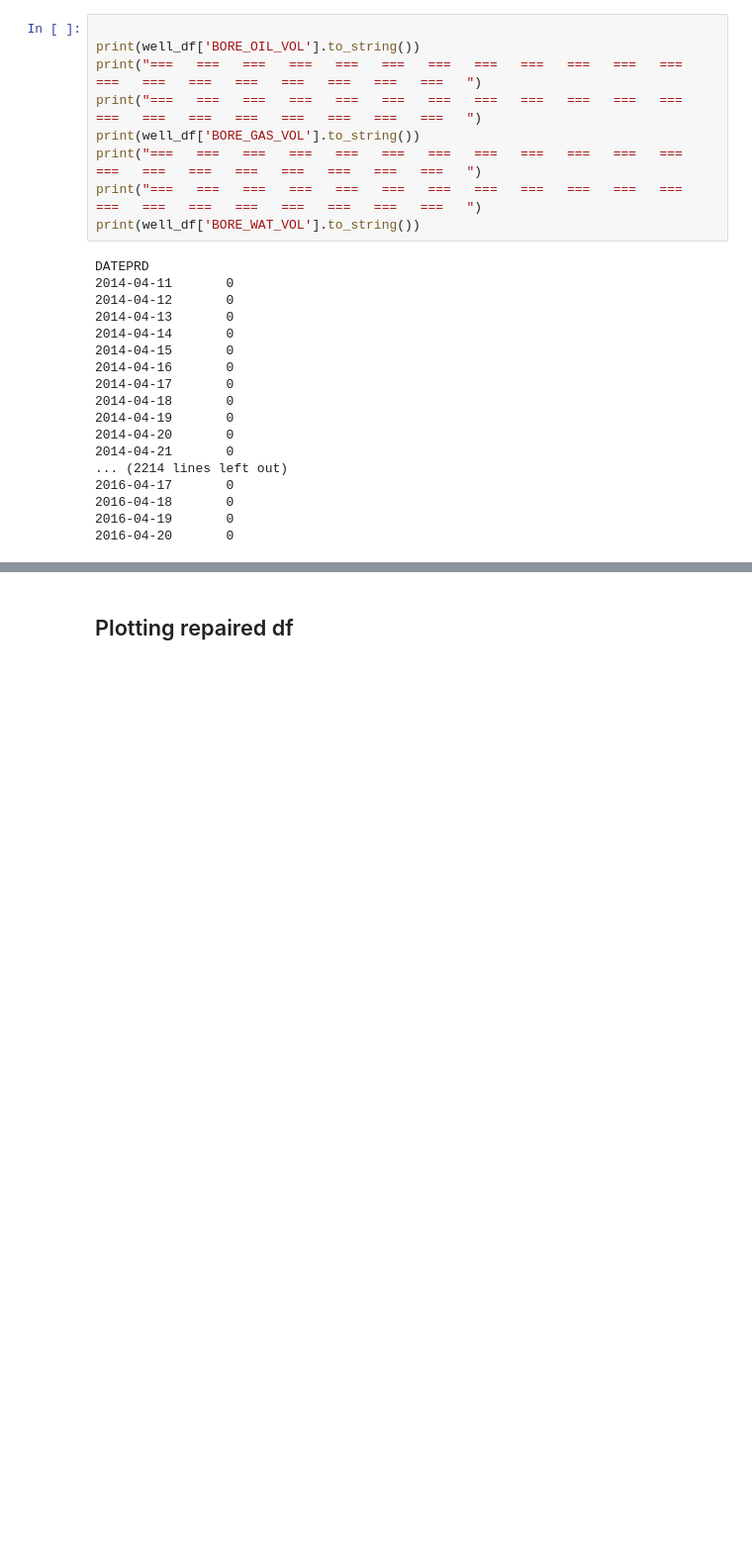
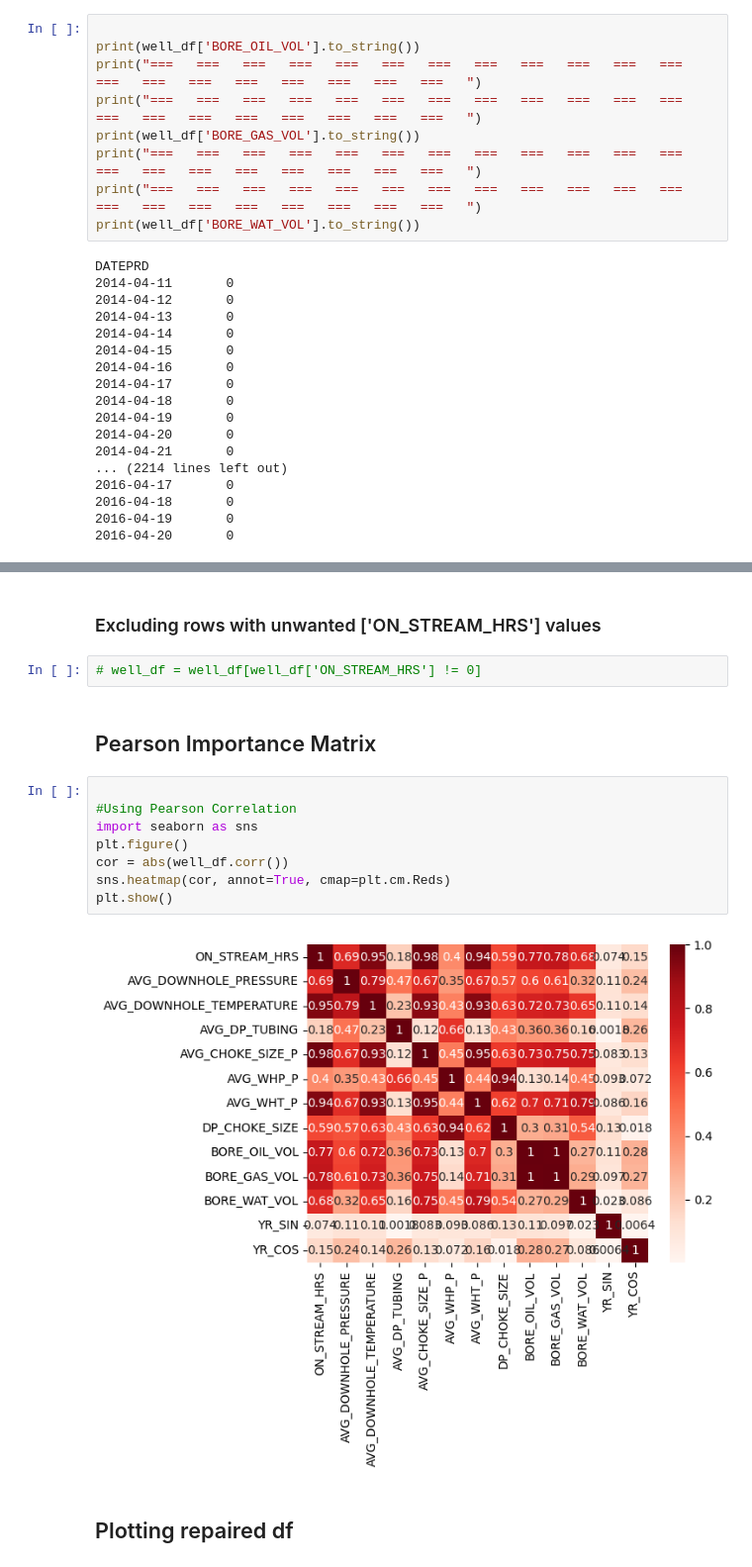
Before and after one commit to andre-av/MLaaS, a Jupyter notebook: project/project.ipynb, the cells around one changed output, grey strips where cells are left out. Shown at 99% size. Drawn from its saved outputs; the diff is of its cells as text; blank space fills up the shorter version.

```diff
--- a/project/project.ipynb
+++ b/project/project.ipynb
@@ -344,2 +374,18 @@ DATEPRD
+# %% [markdown]
+### Excluding rows with unwanted ['ON_STREAM_HRS'] values
+# %%
+# well_df = well_df[well_df['ON_STREAM_HRS'] != 0]
+# %% [markdown]
+## Pearson Importance Matrix
+# %%
+
+#Using Pearson Correlation
+import seaborn as sns
+plt.figure()
+cor = abs(well_df.corr())
+sns.heatmap(cor, annot=True, cmap=plt.cm.Reds)
+plt.show()
+# %% [output]
+[figure, added]
 # %% [markdown]
 ## Plotting repaired df
```
Also changed, not shown: parts of 99 cells of this notebook, 44 other files.
